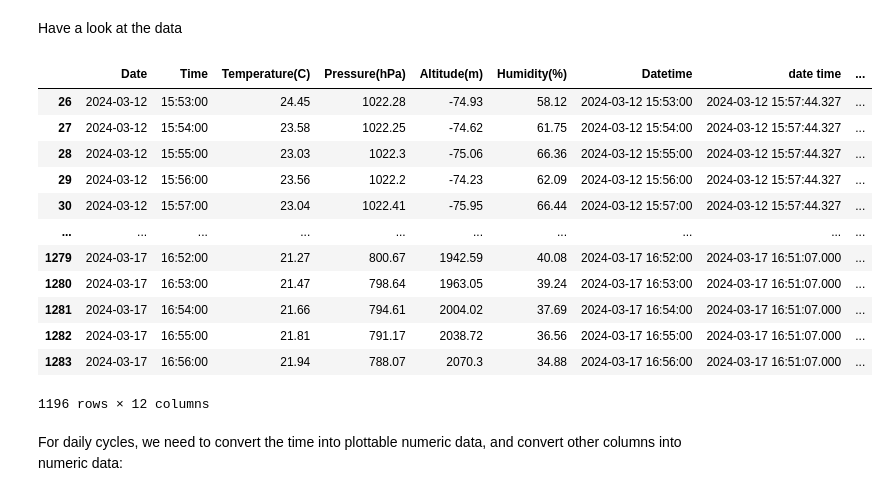
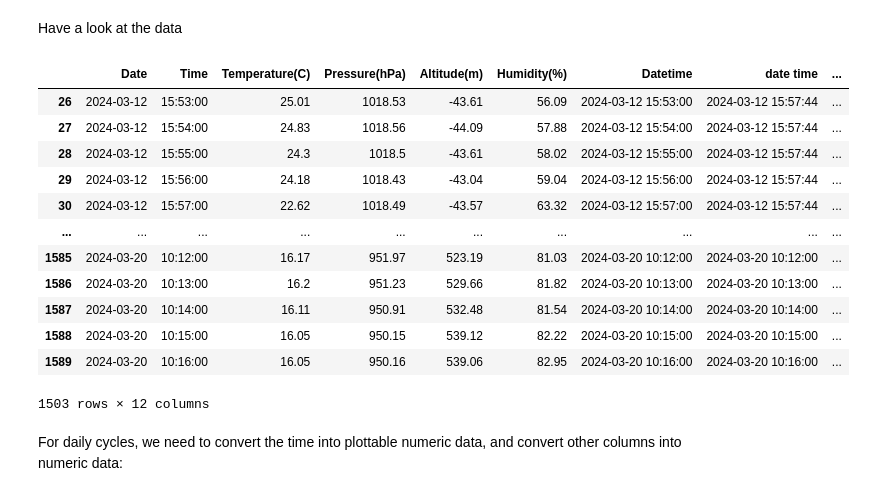
Before and after one commit to harryjgrosvenor/FT202403_CanaryIslands, a Jupyter notebook: Skeleton_Script.ipynb, the cells around one changed output. Cells and saved outputs as stored; diff of their text form; code cells hidden in the pictures.

```diff
--- a/Skeleton_Script.ipynb
+++ b/Skeleton_Script.ipynb
@@ -55,42 +61,53 @@ We need to merge the datasets due to not recording GPS on the sensors, we will a
 Need to convert datetime columns to datetime objects:
 Converts into the format: yyyy-mm-dd hh:mm:ss
 # %%
-dataset["Datetime"] = pd.to_datetime(dataset['Date'] + " " + dataset["Time"], format='%Y-%m-%d %H:%M:%S')
-gps_data["date time"] = pd.to_datetime(gps_data['date time'], format='%Y-%m-%d %H:%M:%S')
+dataset_A["Datetime"] = pd.to_datetime(dataset_A['Date'] + " " + dataset_A["Time"], format='%d/%m/%Y %H:%M:%S')
+gps_data_A["date time"] = pd.to_datetime(gps_data_A['date time'], format='%d/%m/%Y %H:%M:%S')
 
-dataset['Time'] = dataset['Datetime'].dt.time
-dataset['Date'] = dataset['Datetime'].dt.date
+dataset_A['Time'] = dataset_A['Datetime'].dt.time
+dataset_A['Date'] = dataset_A['Datetime'].dt.date
+
+dataset_B["Datetime"] = pd.to_datetime(dataset_B['Date'] + " " + dataset_B["Time"], format='%d/%m/%Y %H:%M:%S')
+gps_data_B["date time"] = pd.to_datetime(gps_data_B['date time'], format='%d/%m/%Y %H:%M:%S')
+
+dataset_B['Time'] = dataset_B['Datetime'].dt.time
+dataset_B['Date'] = dataset_B['Datetime'].dt.date
 # %% [markdown]
 We now need to sort the data to ensure it is chronological order:
 # %%
-dataset_sorted = dataset.sort_values('Datetime')
-gps_data_sorted = gps_data.sort_values('date time')
+dataset_A_sorted = dataset_A.sort_values('Datetime')
+gps_data_A_sorted = gps_data_A.sort_values('date time')
+
+dataset_B_sorted = dataset_B.sort_values('Datetime')
+gps_data_B_sorted = gps_data_B.sort_values('date time')
 # %% [markdown]
 Merge through by matching nearest datetime values. This tags the latitude and longitude columns onto your data array
 # %%
-data = pd.merge_asof(dataset_sorted, gps_data_sorted, left_on='Datetime', right_on='date time', direction='nearest', tolerance=pd.Timedelta(minutes=5))
+data_A = pd.merge_asof(dataset_A_sorted, gps_data_A_sorted, left_on='Datetime', right_on='date time', direction='nearest', tolerance=pd.Timedelta(minutes=5))
+data_B = pd.merge_asof(dataset_B_sorted, gps_data_B_sorted, left_on='Datetime', right_on='date time', direction='nearest', tolerance=pd.Timedelta(minutes=5))
 # %% [markdown]
 Ignore the data where the difference between sensor and GPS datetimes is too large (more than 5min)
 # %%
-data = data[data["date time"].notna()]
+data_A = data_A[data_A["date time"].notna()]
+data_B = data_B[data_B["date time"].notna()]
 # %% [markdown]
 Have a look at the data
 # %%
-data
+data_A
 # %% [output]
 |  | Date | Time | Temperature(C) | Pressure(hPa) | Altitude(m) | Humidity(%) | Datetime | date time | ... |
-| 26 | 2024-03-12 | 15:53:00 | 24.45 | 1022.28 | -74.93 | 58.12 | 2024-03-12 15:53:00 | 2024-03-12 15:57:44.327 | ... |
-| 27 | 2024-03-12 | 15:54:00 | 23.58 | 1022.25 | -74.62 | 61.75 | 2024-03-12 15:54:00 | 2024-03-12 15:57:44.327 | ... |
-| 28 | 2024-03-12 | 15:55:00 | 23.03 | 1022.3 | -75.06 | 66.36 | 2024-03-12 15:55:00 | 2024-03-12 15:57:44.327 | ... |
-| 29 | 2024-03-12 | 15:56:00 | 23.56 | 1022.2 | -74.23 | 62.09 | 2024-03-12 15:56:00 | 2024-03-12 15:57:44.327 | ... |
-| 30 | 2024-03-12 | 15:57:00 | 23.04 | 1022.41 | -75.95 | 66.44 | 2024-03-12 15:57:00 | 2024-03-12 15:57:44.327 | ... |
+| 26 | 2024-03-12 | 15:53:00 | 25.01 | 1018.53 | -43.61 | 56.09 | 2024-03-12 15:53:00 | 2024-03-12 15:57:44 | ... |
+| 27 | 2024-03-12 | 15:54:00 | 24.83 | 1018.56 | -44.09 | 57.88 | 2024-03-12 15:54:00 | 2024-03-12 15:57:44 | ... |
+| 28 | 2024-03-12 | 15:55:00 | 24.3 | 1018.5 | -43.61 | 58.02 | 2024-03-12 15:55:00 | 2024-03-12 15:57:44 | ... |
+| 29 | 2024-03-12 | 15:56:00 | 24.18 | 1018.43 | -43.04 | 59.04 | 2024-03-12 15:56:00 | 2024-03-12 15:57:44 | ... |
+| 30 | 2024-03-12 | 15:57:00 | 22.62 | 1018.49 | -43.57 | 63.32 | 2024-03-12 15:57:00 | 2024-03-12 15:57:44 | ... |
 | ... | ... | ... | ... | ... | ... | ... | ... | ... | ... |
-| 1279 | 2024-03-17 | 16:52:00 | 21.27 | 800.67 | 1942.59 | 40.08 | 2024-03-17 16:52:00 | 2024-03-17 16:51:07.000 | ... |
-| 1280 | 2024-03-17 | 16:53:00 | 21.47 | 798.64 | 1963.05 | 39.24 | 2024-03-17 16:53:00 | 2024-03-17 16:51:07.000 | ... |
-| 1281 | 2024-03-17 | 16:54:00 | 21.66 | 794.61 | 2004.02 | 37.69 | 2024-03-17 16:54:00 | 2024-03-17 16:51:07.000 | ... |
-| 1282 | 2024-03-17 | 16:55:00 | 21.81 | 791.17 | 2038.72 | 36.56 | 2024-03-17 16:55:00 | 2024-03-17 16:51:07.000 | ... |
-| 1283 | 2024-03-17 | 16:56:00 | 21.94 | 788.07 | 2070.3 | 34.88 | 2024-03-17 16:56:00 | 2024-03-17 16:51:07.000 | ... |
+| 1585 | 2024-03-20 | 10:12:00 | 16.17 | 951.97 | 523.19 | 81.03 | 2024-03-20 10:12:00 | 2024-03-20 10:12:00 | ... |
+| 1586 | 2024-03-20 | 10:13:00 | 16.2 | 951.23 | 529.66 | 81.82 | 2024-03-20 10:13:00 | 2024-03-20 10:13:00 | ... |
+| 1587 | 2024-03-20 | 10:14:00 | 16.11 | 950.91 | 532.48 | 81.54 | 2024-03-20 10:14:00 | 2024-03-20 10:14:00 | ... |
+| 1588 | 2024-03-20 | 10:15:00 | 16.05 | 950.15 | 539.12 | 82.22 | 2024-03-20 10:15:00 | 2024-03-20 10:15:00 | ... |
+| 1589 | 2024-03-20 | 10:16:00 | 16.05 | 950.16 | 539.06 | 82.95 | 2024-03-20 10:16:00 | 2024-03-20 10:16:00 | ... |
-1196 rows × 12 columns
+1503 rows × 12 columns
 # %% [markdown]
 For daily cycles, we need to convert the time into plottable numeric data, and convert other columns into numeric data:
 # %%
```
Also changed, not shown: parts of 31 cells of this notebook, 5 other files.
